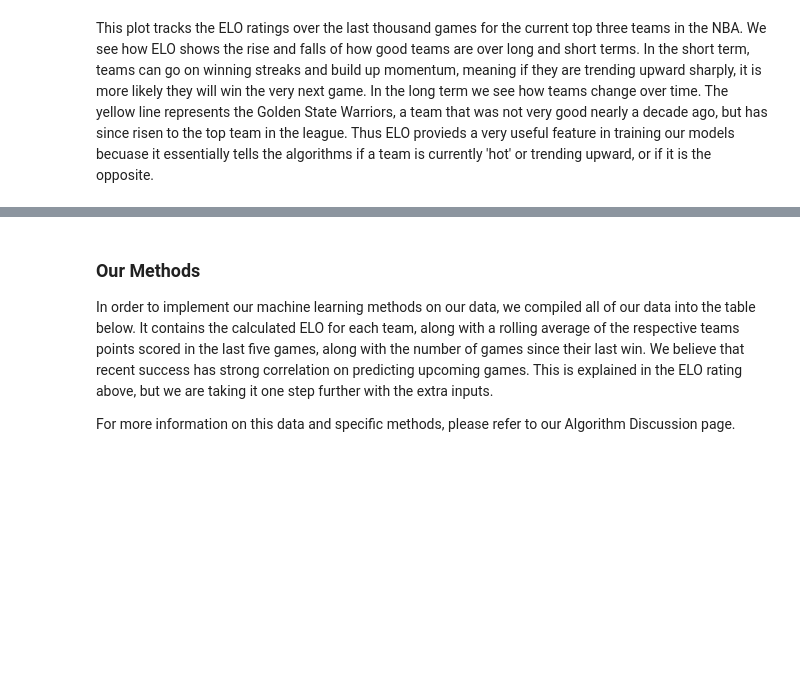
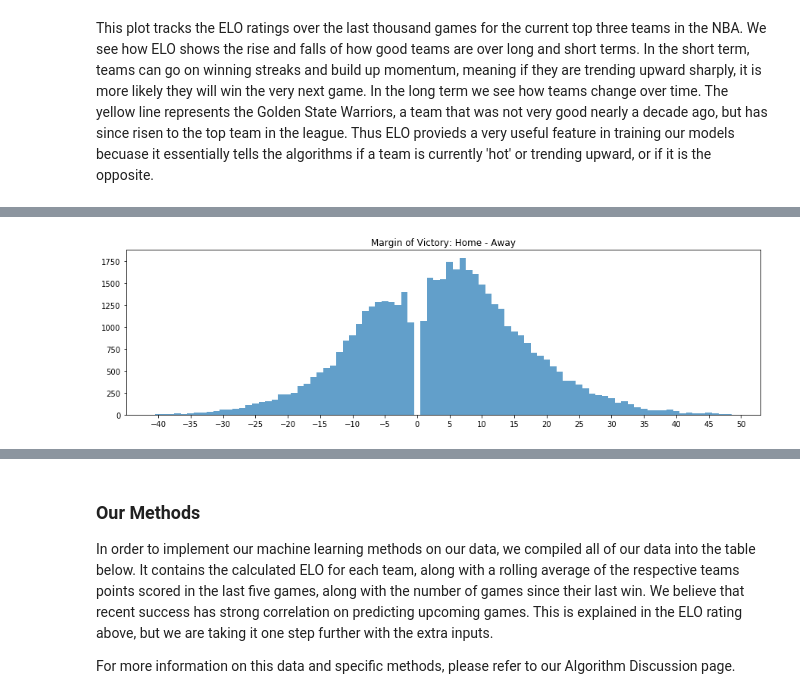
Before and after one commit to a-morr/nbacme, a Jupyter notebook: Final.ipynb, the cells around one changed output, grey strips where cells are left out. Cells and saved outputs as stored; diff of their text form; code cells hidden in the pictures; blank space fills up the shorter version.

```diff
--- a/Final.ipynb
+++ b/Final.ipynb
@@ -77,0 +101,9 @@ This plot tracks the ELO ratings over the last thousand games for the current to
+# %%
+data['margin'] = data['opp_pts'] - data['pts']
+plt.figure(figsize=(15,4))
+plt.hist(data['margin'],bins=np.arange(-40,50)-0.5,alpha=0.7)
+plt.xticks(np.linspace(-40,50,19))
+plt.title('Margin of Victory: Home - Away')
+plt.show()
+# %% [output]
+[figure, added]
```
Also changed, not shown: parts of 5 cells of this notebook, 7 other files.
